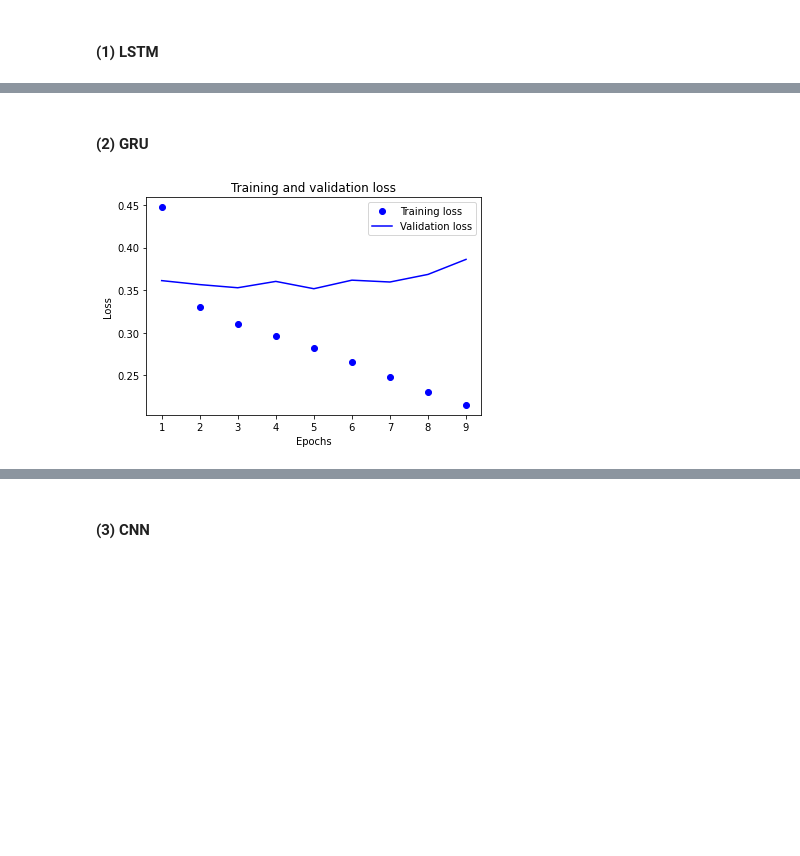
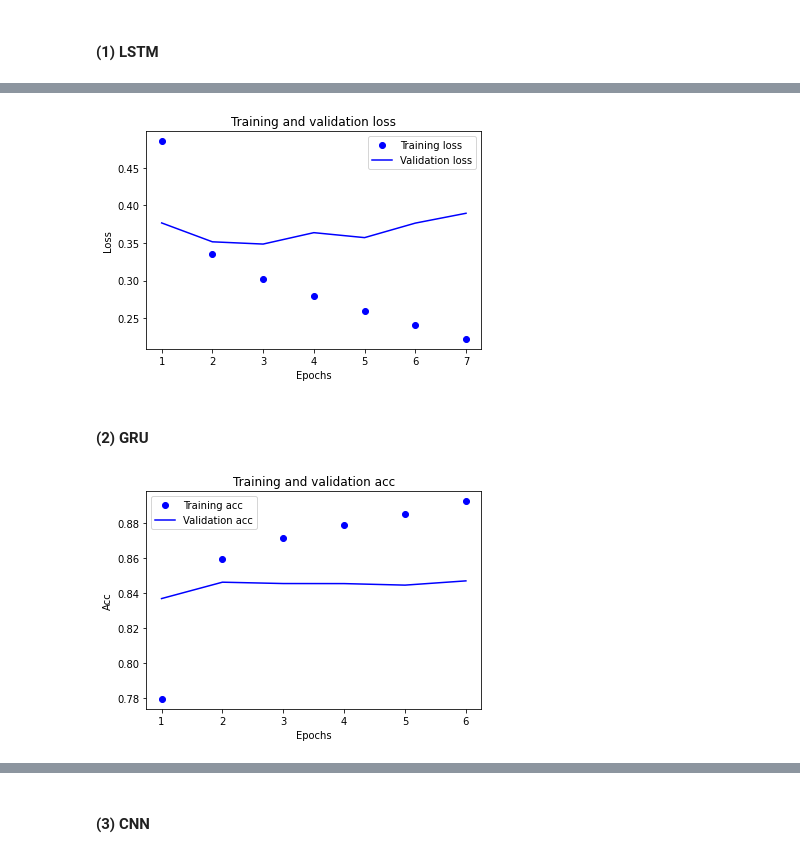
Before and after one commit to rurube/Aiffel_Online5, a Jupyter notebook: Exploration4/naver_movie.ipynb, the cells around one changed output, grey strips where cells are left out. Drawn from its saved outputs; the diff is of its cells as text; code cells hidden in the pictures; blank space fills up the shorter version.

```diff
--- a/Exploration4/naver_movie.ipynb
+++ b/Exploration4/naver_movie.ipynb
@@ -352,6 +348,10 @@ show_loss_acc(history_lstm)
+# %%
+show_loss_acc(history_lstm, 'loss') # show LSTM loss
+# %% [output]
+[figure, added]
 # %% [markdown]
 #### (2) GRU
 # %%
-show_loss_acc(history_gru)
+show_loss_acc(history_gru, 'acc') # show GRU accuracy
 # %% [output]
-[figure, old version]
+[figure, new version]
```
Also changed, not shown: parts of 26 cells of this notebook.
